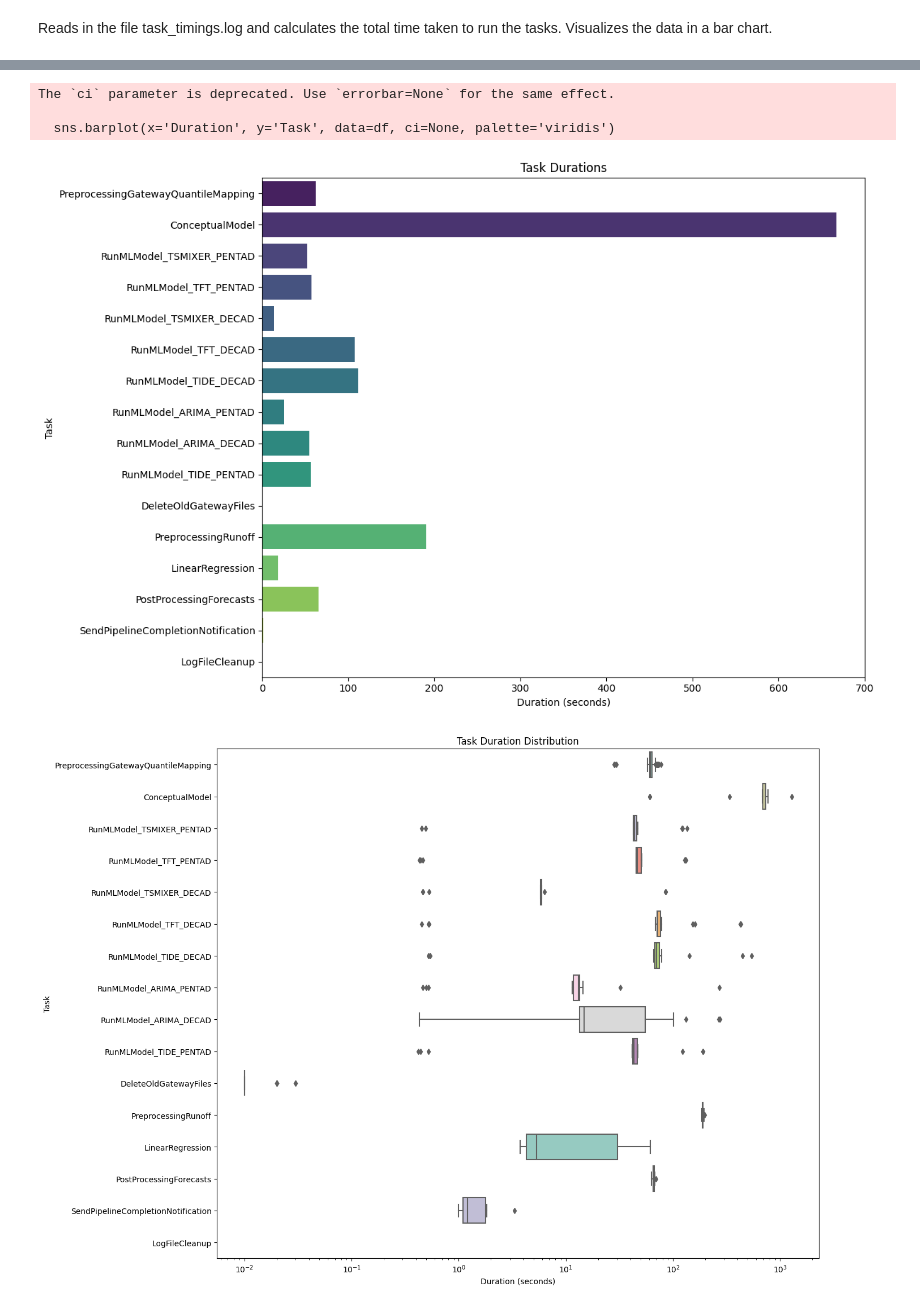
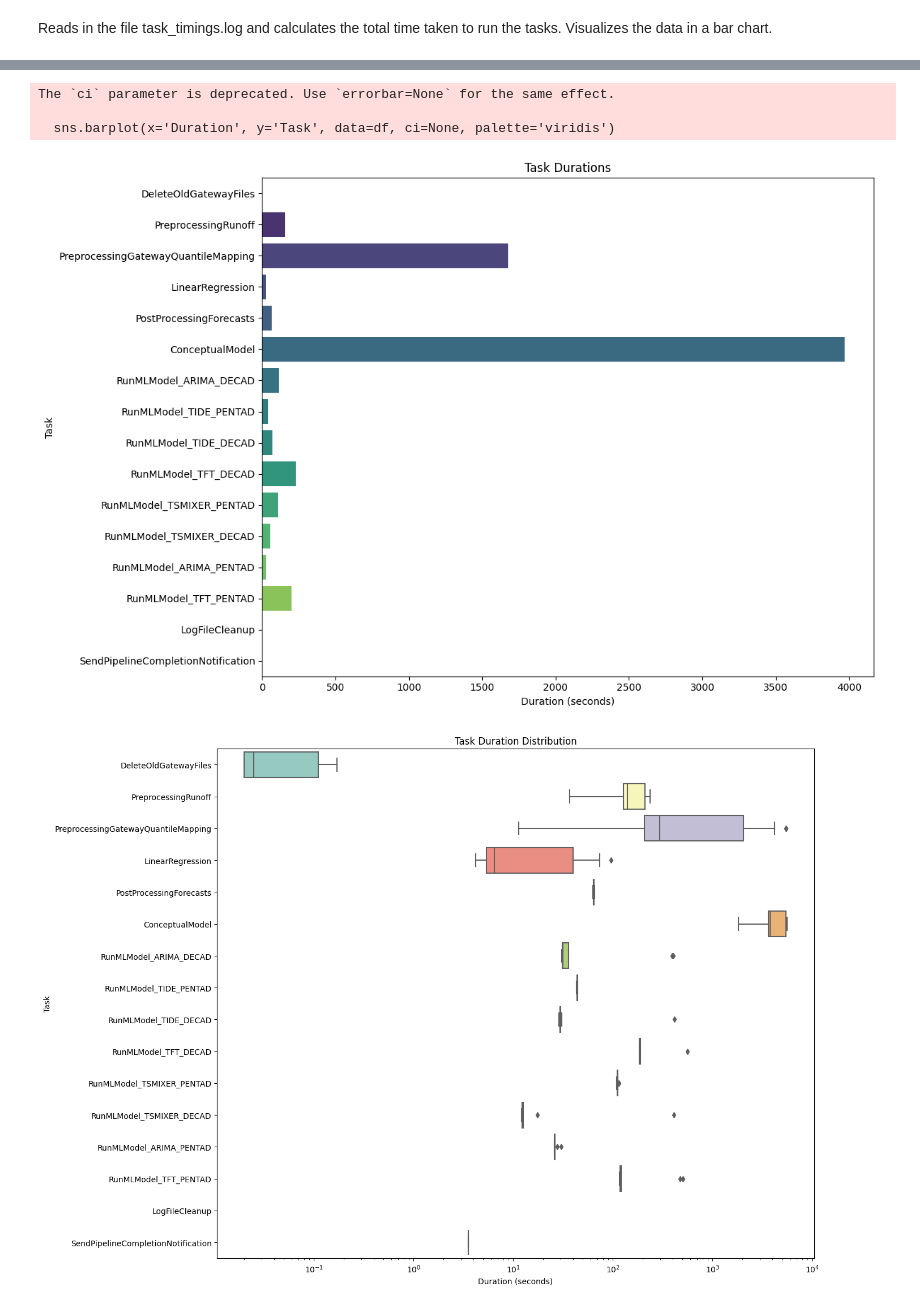
Before and after one commit to hydrosolutions/SAPPHIRE_Forecast_Tools, a Jupyter notebook: apps/pipeline/src/evaluate_logged_times.ipynb, the cells around one changed output, grey strips where cells are left out. Drawn from its saved outputs; the diff is of its cells as text; code cells hidden in the pictures.

```diff
--- a/apps/pipeline/src/evaluate_logged_times.ipynb
+++ b/apps/pipeline/src/evaluate_logged_times.ipynb
@@ -56,7 +56,7 @@ def parse_timing_log(file_path):
 print(sys.path[0])
 
 # Define path to file task_timings.log
-file_path = sys.path[0] + '/../../../../sensitive_data_forecast_tools/intermediate_data/task_timings_ZH.log'
+file_path = sys.path[0] + '/../../../../sensitive_data_forecast_tools/intermediate_data/task_timings_KG.log'
 
 # Get absolute path
 file_path = os.path.abspath(file_path)
@@ -152,5 +152,5 @@ Task Statistics:
 The `ci` parameter is deprecated. Use `errorbar=None` for the same effect.
 
   sns.barplot(x='Duration', y='Task', data=df, ci=None, palette='viridis')
-[figure, old version]
+[figure, new version]
-[figure, old version]
+[figure, new version]
```
Also changed, not shown: parts of 1 cell of this notebook, 3 other files.
